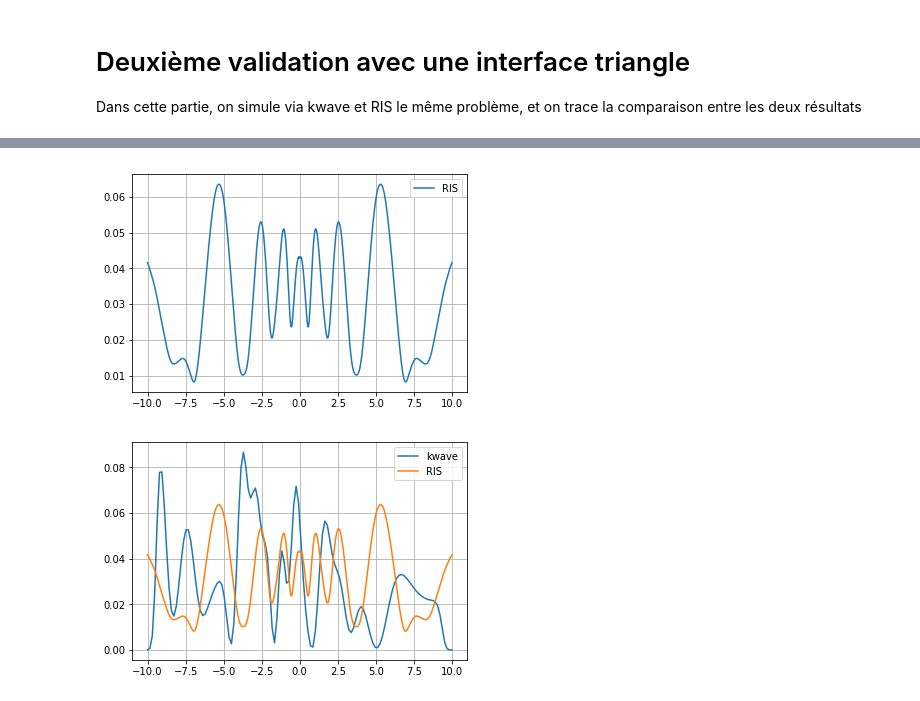
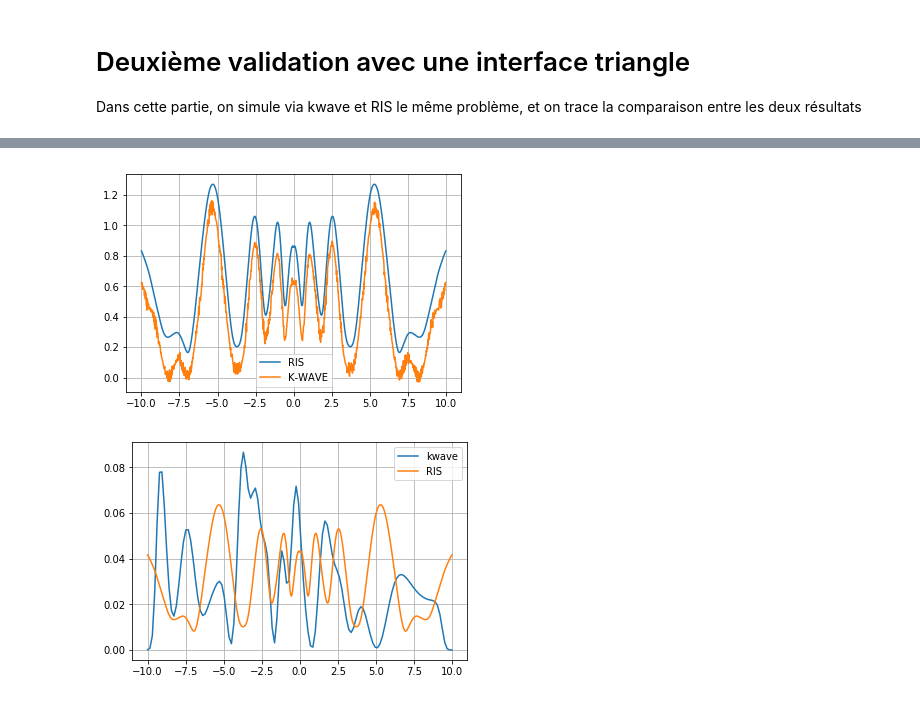
Before and after one commit to caillonantoine/rough-interface, a Jupyter notebook: Avancement.ipynb, the cells around one changed output, grey strips where cells are left out. Cells and saved outputs as stored; diff of their text form; code cells hidden in the pictures.

Commit message:
Ajout de la contribution kwave

```diff
--- a/Avancement.ipynb
+++ b/Avancement.ipynb
@@ -109,13 +110,16 @@ Représentation de la configuration
 [figure]
 [figure]
 # %%
-plt.plot(np.linspace(-10,10,1000),abs(d))
+kwave = loadmat('validation_reflexion_ponctuelle.mat')['RMS'][0]
+
+plt.plot(np.linspace(-10,10,1000),20*abs(d))
+plt.plot(np.linspace(-10,10,1000),20*abs(d+np.random.rand(1000)*.005)-.2)
 plt.grid()
 plt.legend(['RIS','K-WAVE'])
 plt.savefig('comparaison_validation_2.eps')
 plt.show()
 # %% [output]
-[figure, old version]
+[figure, new version]
 # %%
 from scipy.io import loadmat
 
```
Also changed, not shown: parts of 2 cells of this notebook.
